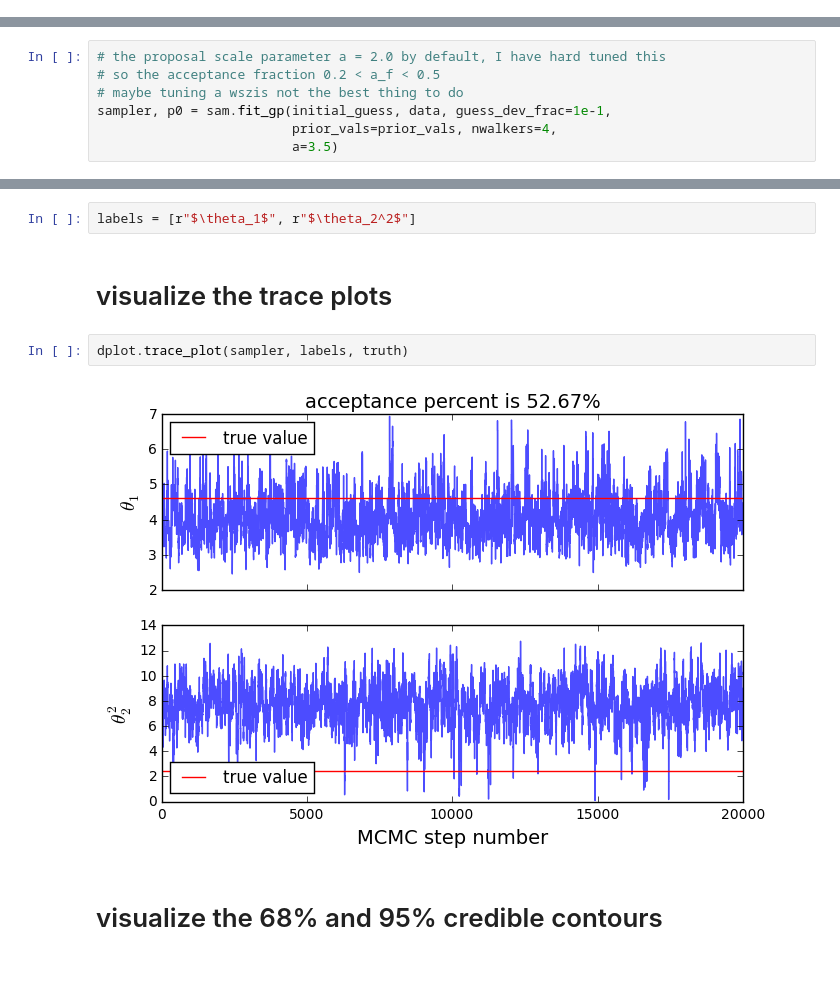
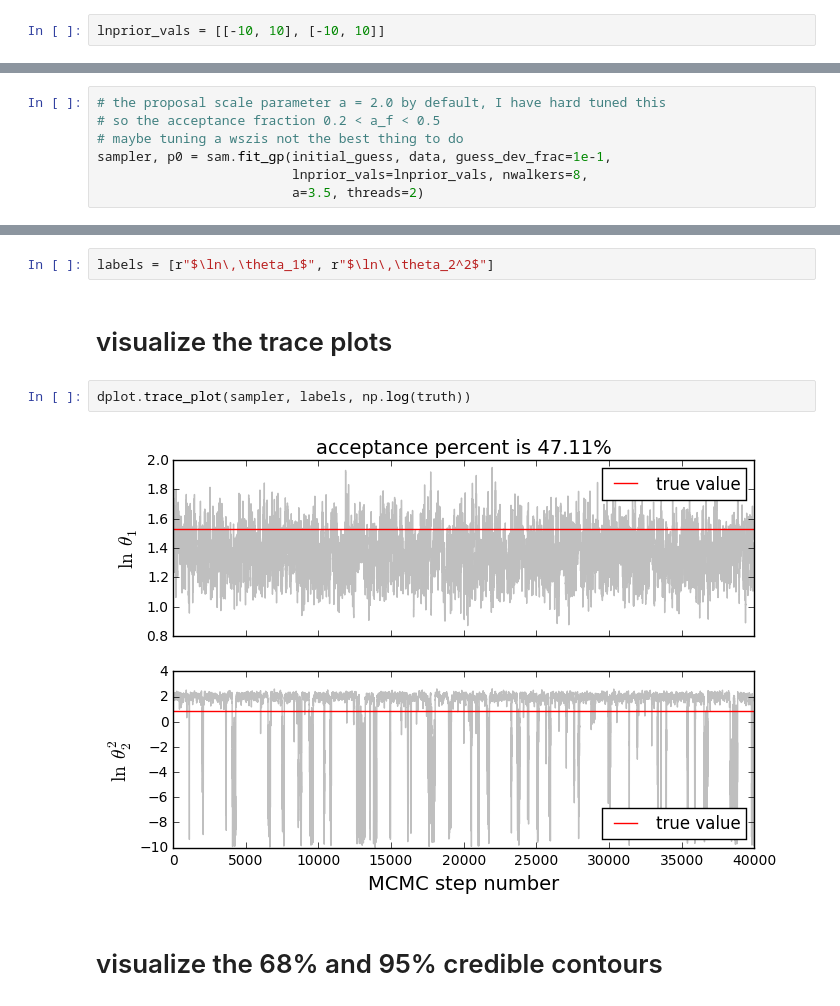
Before and after one commit to karenyyng/shear_gp, a Jupyter notebook: prototypes/2D_fit_random_truth.ipynb, the cells around one changed output, grey strips where cells are left out. Cells and saved outputs as stored; diff of their text form; blank space fills up the shorter version.

```diff
--- a/prototypes/2D_fit_random_truth.ipynb
+++ b/prototypes/2D_fit_random_truth.ipynb
@@ -66,3 +72,5 @@ lnprior_vals = [[0, 20. * initial_guess[0]], [0, 20. * initial_guess[1]]]
+# %%
+lnprior_vals = [[-10, 10], [-10, 10]]
 # %%
 lnprior_vals
 # %% [output]
@@ -81,6 +89,6 @@ assert np.isfinite(sam.lnprior_gp(initial_guess, prior_vals)), \
 # so the acceptance fraction 0.2 < a_f < 0.5
 # maybe tuning a wszis not the best thing to do
 sampler, p0 = sam.fit_gp(initial_guess, data, guess_dev_frac=1e-1,
-                         prior_vals=prior_vals, nwalkers=4,
-                         a=3.5)
+                         lnprior_vals=lnprior_vals, nwalkers=8,
+                         a=3.5, threads=2)
 # %% [output]
@@ -99,13 +115,13 @@ the optimized p0 values are
 # %% [markdown]
 # plot properties
 # %%
-labels = [r"$\theta_1$", r"$\theta_2^2$"]
+labels = [r"$\ln\,\theta_1$", r"$\ln\,\theta_2^2$"]
 # %% [markdown]
 # visualize the trace plots
 # %%
-dplot.trace_plot(sampler, labels, truth)
+dplot.trace_plot(sampler, labels, np.log(truth))
 # %% [output]
-[figure, old version]
+[figure, new version]
 # %% [markdown]
 # visualize the 68% and 95% credible contours
 # %%
```
Also changed, not shown: parts of 11 cells of this notebook, 3 other files.
